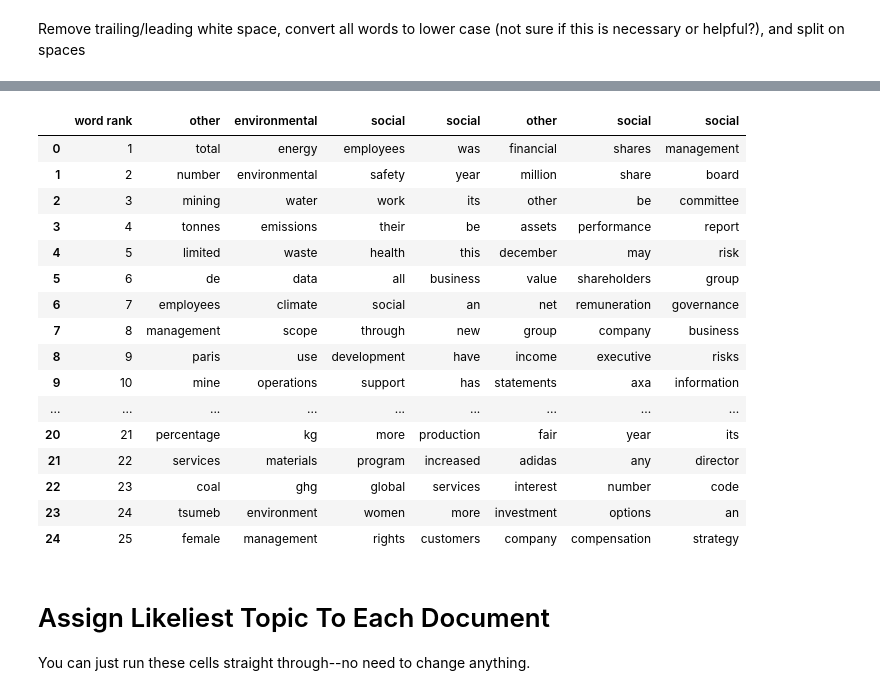
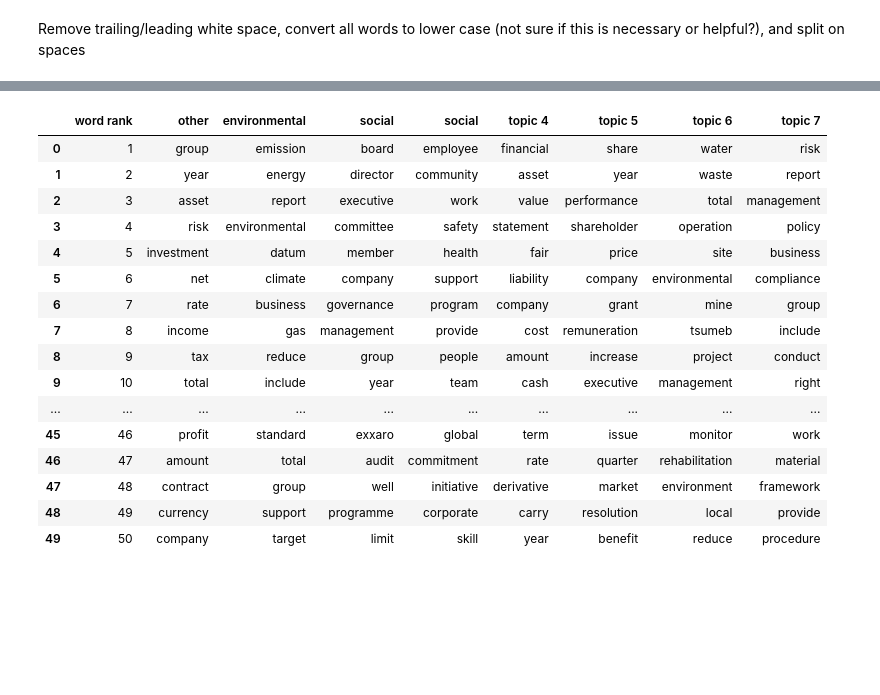
Before and after one commit to Blodgic/OxML_ESG_BL_NC, a Jupyter notebook: BL_LDA_ESG-2.ipynb, the cells around one changed output, grey strips where cells are left out. Drawn from its saved outputs; the diff is of its cells as text; code cells hidden in the pictures; blank space fills up the shorter version.

```diff
--- a/BL_LDA_ESG-2.ipynb
+++ b/BL_LDA_ESG-2.ipynb
@@ -439,11 +552,12 @@ index[2]
 # %%
-num_words = 25
-top_words = pd.DataFrame({'word rank': np.arange(1,num_words+1)})
 
-for k in np.arange(num_topics):
-  topic = lda_model.get_topic_terms(k, num_words)
-  words = [id2word[topic[i][0]] for i in np.arange(num_words)]
-  probs = [topic[i][1] for i in np.arange(num_words)]
-  top_words['topic %d' % k] = words
+# num_words = 50
+# top_words = pd.DataFrame({'word rank': np.arange(1,num_words+1)})
 
-top_words
+# for k in np.arange(num_topics):
+#   topic = lda_model.get_topic_terms(k, num_words)
+#   words = [id2word[topic[i][0]] for i in np.arange(num_words)]
+#   probs = [topic[i][1] for i in np.arange(num_words)]
+#   top_words['topic %d' % k] = words
+
+# top_words
@@ -478,31 +564,33 @@ col_labels = {'topic 0':'other', 'topic 1':'environmental', 'topic 2':'social',
 # %%
-# Rename columns
-col_labels = {'topic 0':'other', 'topic 1':'environmental', 'topic 2':'social', 'topic 3':'social', 'topic 4':'other',
-              'topic 5':'social', 'topic 6':'social', 'topic 7':'other', 'topic 8':'other', 'topic 9':'social',
-              'topic 10':'other', 'topic 11':'governance', 'topic 12':'governance', 'topic 13':'other', 'topic 14':'governance'}
+# # Rename columns
+# col_labels = {'topic 0':'other', 'topic 1':'environmental', 'topic 2':'social', 'topic 3':'social', 'topic 4':'other',
+#               'topic 5':'social', 'topic 6':'social', 'topic 7':'other', 'topic 8':'other', 'topic 9':'social',
+#               'topic 10':'other', 'topic 11':'governance', 'topic 12':'governance', 'topic 13':'other', 'topic 14':'governance'}
 
-top_words.rename(columns=col_labels)
+# top_words.rename(columns=col_labels)
-# %% [output]
-|  | word rank | other | environmental | social | social | other | social | social |
-| 0 | 1 | total | energy | employees | was | financial | shares | management |
-| 1 | 2 | number | environmental | safety | year | million | share | board |
-| 2 | 3 | mining | water | work | its | other | be | committee |
-| 3 | 4 | tonnes | emissions | their | be | assets | performance | report |
-| 4 | 5 | limited | waste | health | this | december | may | risk |
-| 5 | 6 | de | data | all | business | value | shareholders | group |
-| 6 | 7 | employees | climate | social | an | net | remuneration | governance |
-| 7 | 8 | management | scope | through | new | group | company | business |
-| 8 | 9 | paris | use | development | have | income | executive | risks |
-| 9 | 10 | mine | operations | support | has | statements | axa | information |
-| ... | ... | ... | ... | ... | ... | ... | ... | ... |
-| 20 | 21 | percentage | kg | more | production | fair | year | its |
-| 21 | 22 | services | materials | program | increased | adidas | any | director |
-| 22 | 23 | coal | ghg | global | services | interest | number | code |
-| 23 | 24 | tsumeb | environment | women | more | investment | options | an |
-| 24 | 25 | female | management | rights | customers | company | compensation | strategy |
-# %% [markdown]
-# Assign Likeliest Topic To Each Document
-You can just run these cells straight through--no need to change anything.
+# %%
+# Rename columns
+col_labels = {'topic 0':'other', 'topic 1':'environmental', 'topic 2':'social', 'topic 3':'social'}
+
+top_words.rename(columns=col_labels)
+# %% [output]
+|  | word rank | other | environmental | social | social | topic 4 | topic 5 | topic 6 | topic 7 |
+| 0 | 1 | group | emission | board | employee | financial | share | water | risk |
+| 1 | 2 | year | energy | director | community | asset | year | waste | report |
+| 2 | 3 | asset | report | executive | work | value | performance | total | management |
+| 3 | 4 | risk | environmental | committee | safety | statement | shareholder | operation | policy |
+| 4 | 5 | investment | datum | member | health | fair | price | site | business |
+| 5 | 6 | net | climate | company | support | liability | company | environmental | compliance |
+| 6 | 7 | rate | business | governance | program | company | grant | mine | group |
+| 7 | 8 | income | gas | management | provide | cost | remuneration | tsumeb | include |
+| 8 | 9 | tax | reduce | group | people | amount | increase | project | conduct |
+| 9 | 10 | total | include | year | team | cash | executive | management | right |
+| ... | ... | ... | ... | ... | ... | ... | ... | ... | ... |
+| 45 | 46 | profit | standard | exxaro | global | term | issue | monitor | work |
+| 46 | 47 | amount | total | audit | commitment | rate | quarter | rehabilitation | material |
+| 47 | 48 | contract | group | well | initiative | derivative | market | environment | framework |
+| 48 | 49 | currency | support | programme | corporate | carry | resolution | local | provide |
+| 49 | 50 | company | target | limit | skill | year | benefit | reduce | procedure |
 # %%
 # Map column names back to 4 classes
 pred_label_mapping = {
```
Also changed, not shown: parts of 46 cells of this notebook.
